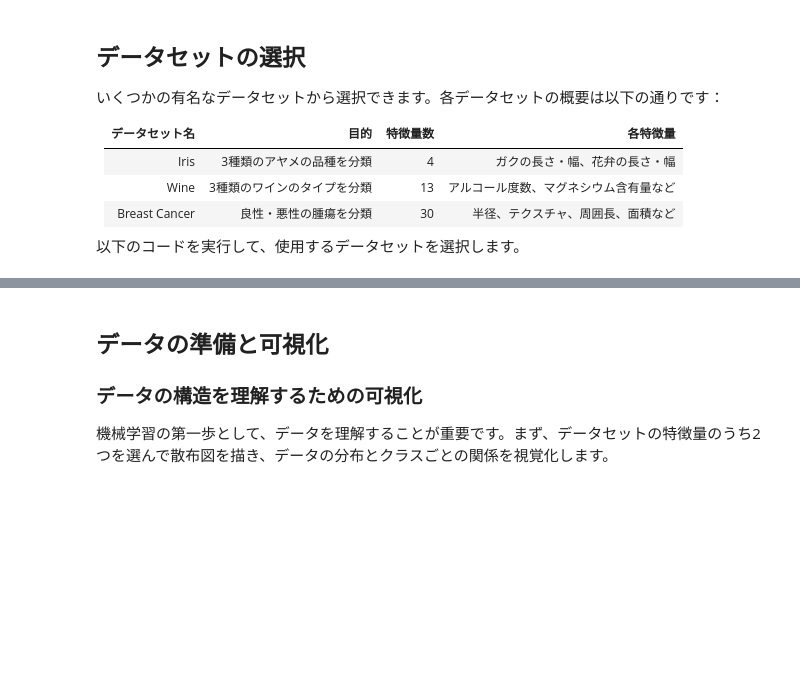
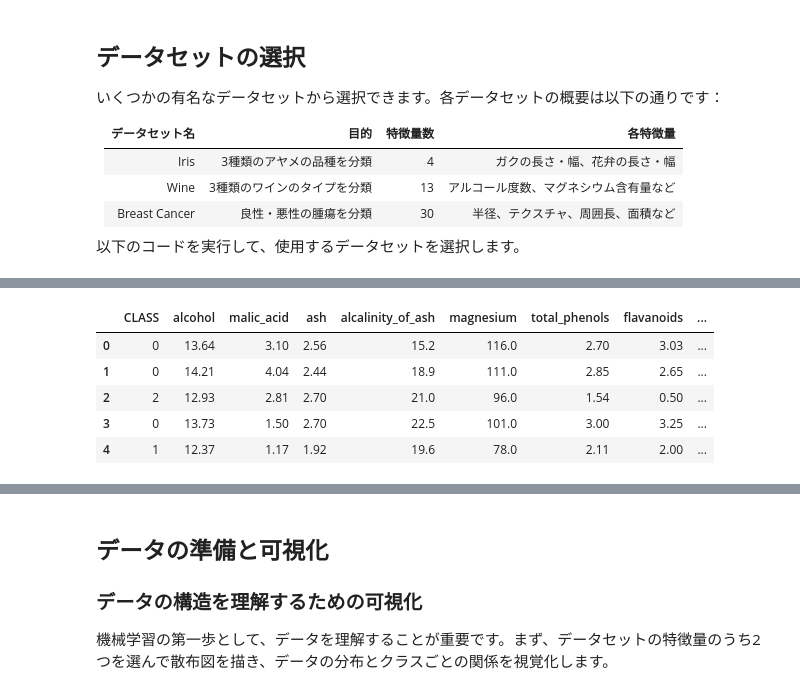
Before and after one commit to shizoda/education, a Jupyter notebook: machine_learning/basics/neural.ipynb, the cells around one changed output, grey strips where cells are left out. Drawn from its saved outputs; the diff is of its cells as text; code cells hidden in the pictures; blank space fills up the shorter version.

```diff
--- a/machine_learning/basics/neural.ipynb
+++ b/machine_learning/basics/neural.ipynb
@@ -42,39 +44,44 @@ print("3: Breast Cancer")
 
 dataset_number = int(input("番号を入力してください: "))
 
-if dataset_number == 1:
-    dataset = load_iris()
-    dataset_name = "Iris"
+# データセットをロードする関数
+def load_dataset(dataset_number):
+    if dataset_number == 1:
+        dataset = load_iris()
+        dataset_name = "Iris"
+        feature_names = ["ガクの長さ", "ガクの幅", "花弁の長さ", "花弁の幅"]
+    elif dataset_number == 2:
+        dataset = load_wine()
+        dataset_name = "Wine"
+        feature_names = dataset.feature_names
+    elif dataset_number == 3:
+        dataset = load_breast_cancer()
+        dataset_name = "Breast Cancer"
+        feature_names = dataset.feature_names
+    else:
+        dataset = load_iris()
+        dataset_name = "Iris"
+        feature_names = ["ガクの長さ", "ガクの幅", "花弁の長さ", "花弁の幅"]
+
     X = dataset.data
     y = dataset.target
-    feature_names = ["ガクの長さ", "ガクの幅", "花弁の長さ", "花弁の幅"]
-elif dataset_number == 2:
-    dataset = load_wine()
-    dataset_name = "Wine"
-    X = dataset.data
-    y = dataset.target
-    feature_names = dataset.feature_names
-elif dataset_number == 3:
-    dataset = load_breast_cancer()
-    dataset_name = "Breast Cancer"
-    X = dataset.data
-    y = dataset.target
-    feature_names = dataset.feature_names
+    return pd.DataFrame(X, columns=feature_names), pd.Series(y, name="CLASS"), dataset_name
+
+# データセットのロード
+feature_df, y_df, dataset_name = load_dataset(dataset_number)
+
+# 特徴量とクラスを結合したDataFrameを作成
+df_combined = pd.concat([y_df, feature_df], axis=1)
+
+# データをシャッフル
+df_shuffled = shuffle(df_combined, random_state=42).reset_index(drop=True)
+
+if 'google.colab' in sys.modules:
+    from google.colab import data_table
+    shown_table = data_table.DataTable(df_shuffled.head())
 else:
-    print("無効な番号が入力されました。Irisデータを使用します。")
-    dataset = load_iris()
-    dataset_name = "Iris"
-    X = dataset.data
-    y = dataset.target
-    feature_names = ["ガクの長さ", "ガクの幅", "花弁の長さ", "花弁の幅"]
-
-feature_df = pd.DataFrame(X, columns=feature_names)
-
-print("\n 各サンプルの特徴量")
-print(feature_df.head())
-
-print("\n 各サンプルのクラス")
-print(y[:5])
+    shown_table = df_shuffled.head().to_string(index=False)
+shown_table
 # %% [output]
 データセットを選択してください：
 1: Iris
@@ -95,0 +91,6 @@ print(y[:5])
+|  | CLASS | alcohol | malic_acid | ash | alcalinity_of_ash | magnesium | total_phenols | flavanoids | ... |
+| 0 | 0 | 13.64 | 3.10 | 2.56 | 15.2 | 116.0 | 2.70 | 3.03 | ... |
+| 1 | 0 | 14.21 | 4.04 | 2.44 | 18.9 | 111.0 | 2.85 | 2.65 | ... |
+| 2 | 2 | 12.93 | 2.81 | 2.70 | 21.0 | 96.0 | 1.54 | 0.50 | ... |
+| 3 | 0 | 13.73 | 1.50 | 2.70 | 22.5 | 101.0 | 3.00 | 3.25 | ... |
+| 4 | 1 | 12.37 | 1.17 | 1.92 | 19.6 | 78.0 | 2.11 | 2.00 | ... |
```
Also changed, not shown: parts of 11 cells of this notebook.
